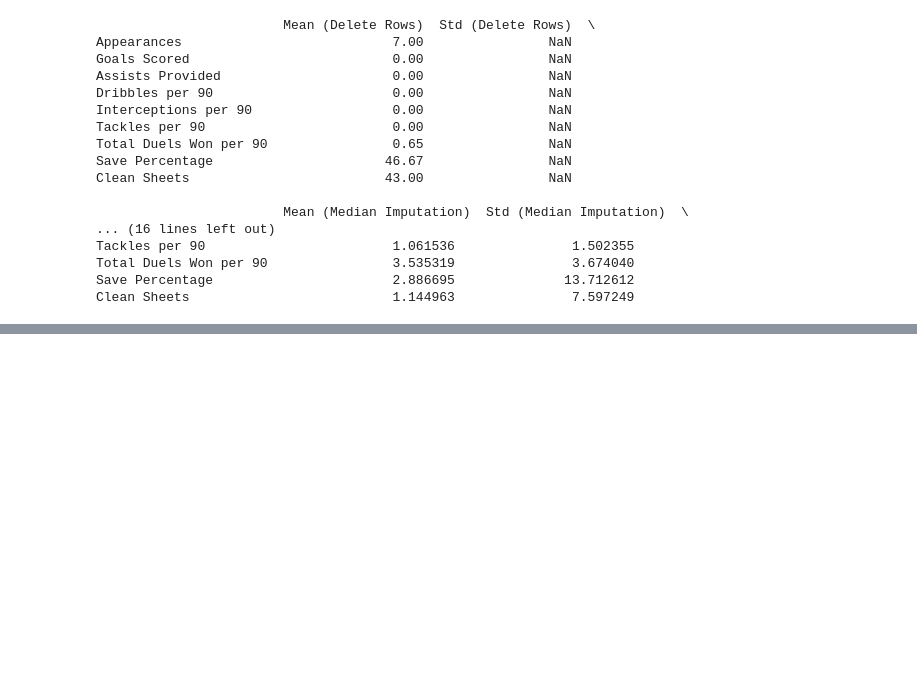
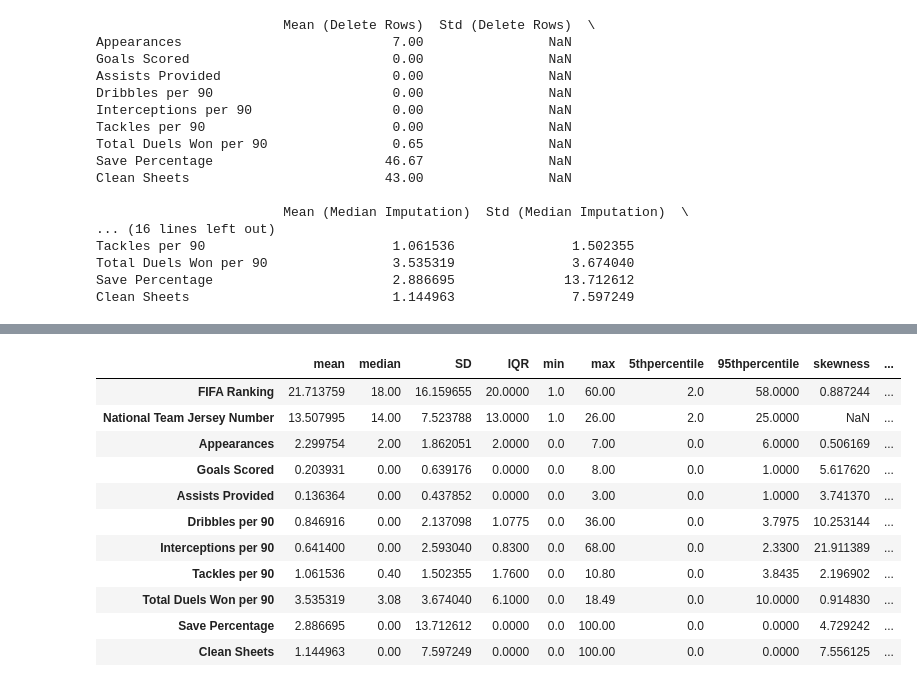
Before and after one commit to SamUM13/UM_WQD7013StatisticsforDS_Assignment1, a Jupyter notebook: 7013_Ass1.ipynb, the cells around one changed output, grey strips where cells are left out. Saved outputs shown, nothing was run; the diff lists cells and outputs as text; code cells hidden in the pictures; blank space fills up the shorter version.

```diff
--- a/7013_Ass1.ipynb
+++ b/7013_Ass1.ipynb
@@ -265,0 +369,13 @@ Clean Sheets                          1.144963               7.597249
+# %%
+#import pandas as pd
+#import numpy as np
+from scipy.stats import skew, kurtosis
+# mean, median, SD, IQR, min, max, percentiles, skewness, and kurtosis for every numerical variable
+#Load dataset
+#df_B = pd.read_csv("FIFA WC 2022 Players Stats.csv")
+print("Proceed with data after 0-imputation")
+#Select only numerical columns
+#df_zero.info()
+#df_zero.head()
+numCol = df_zero.select_dtypes(include=[np.number]).columns
+print(numCol)
@@ -265,0 +389,22 @@ Clean Sheets                          1.144963               7.597249
+# %%
+#create a function to calculate the mean,meidan,SD etc for each numeric columns
+def cal_numbers(df_zero, col):
+    data = df_zero[col]
+    return {
+        "mean": data.mean(),
+        "median": data.median(),
+        "SD": data.std(),
+        "IQR": data.quantile(0.75) - data.quantile(0.25),
+        "min": data.min(),
+        "max": data.max(),
+        "5thpercentile": data.quantile(0.05),
+        "95thpercentile": data.quantile(0.95),
+        "skewness": skew(data),
+        "excess_kurtosis": kurtosis(data)
+    }
+# Apply to all numerical columns
+calculated_numbers = {col: cal_numbers(df_zero, col) for col in numCol}
+#print(calculated_numbers) #hard to read in dict form
+#covnert dict to dataframe
+statistics_numbers=pd.DataFrame(calculated_numbers)
+statistics_numbers.head()
@@ -265,0 +418,16 @@ Clean Sheets                          1.144963               7.597249
+# %%
+statistics_numbersT=statistics_numbers.T
+statistics_numbersT
+# %% [output]
+|  | mean | median | SD | IQR | min | max | 5thpercentile | 95thpercentile | skewness | ... |
+| FIFA Ranking | 21.713759 | 18.00 | 16.159655 | 20.0000 | 1.0 | 60.00 | 2.0 | 58.0000 | 0.887244 | ... |
+| National Team Jersey Number | 13.507995 | 14.00 | 7.523788 | 13.0000 | 1.0 | 26.00 | 2.0 | 25.0000 | NaN | ... |
+| Appearances | 2.299754 | 2.00 | 1.862051 | 2.0000 | 0.0 | 7.00 | 0.0 | 6.0000 | 0.506169 | ... |
+| Goals Scored | 0.203931 | 0.00 | 0.639176 | 0.0000 | 0.0 | 8.00 | 0.0 | 1.0000 | 5.617620 | ... |
+| Assists Provided | 0.136364 | 0.00 | 0.437852 | 0.0000 | 0.0 | 3.00 | 0.0 | 1.0000 | 3.741370 | ... |
+| Dribbles per 90 | 0.846916 | 0.00 | 2.137098 | 1.0775 | 0.0 | 36.00 | 0.0 | 3.7975 | 10.253144 | ... |
+| Interceptions per 90 | 0.641400 | 0.00 | 2.593040 | 0.8300 | 0.0 | 68.00 | 0.0 | 2.3300 | 21.911389 | ... |
+| Tackles per 90 | 1.061536 | 0.40 | 1.502355 | 1.7600 | 0.0 | 10.80 | 0.0 | 3.8435 | 2.196902 | ... |
+| Total Duels Won per 90 | 3.535319 | 3.08 | 3.674040 | 6.1000 | 0.0 | 18.49 | 0.0 | 10.0000 | 0.914830 | ... |
+| Save Percentage | 2.886695 | 0.00 | 13.712612 | 0.0000 | 0.0 | 100.00 | 0.0 | 0.0000 | 4.729242 | ... |
+| Clean Sheets | 1.144963 | 0.00 | 7.597249 | 0.0000 | 0.0 | 100.00 | 0.0 | 0.0000 | 7.556125 | ... |
```
Also changed, not shown: parts of 24 cells of this notebook.
